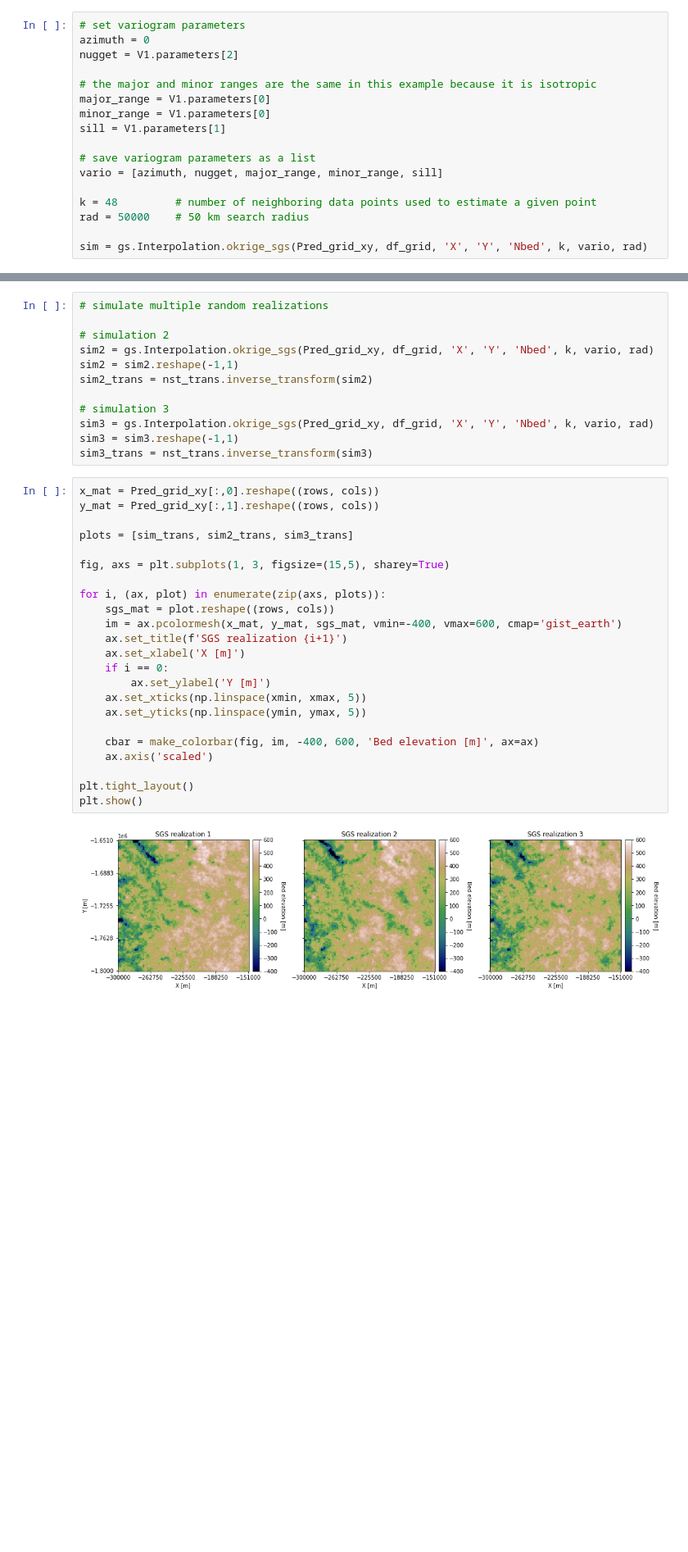
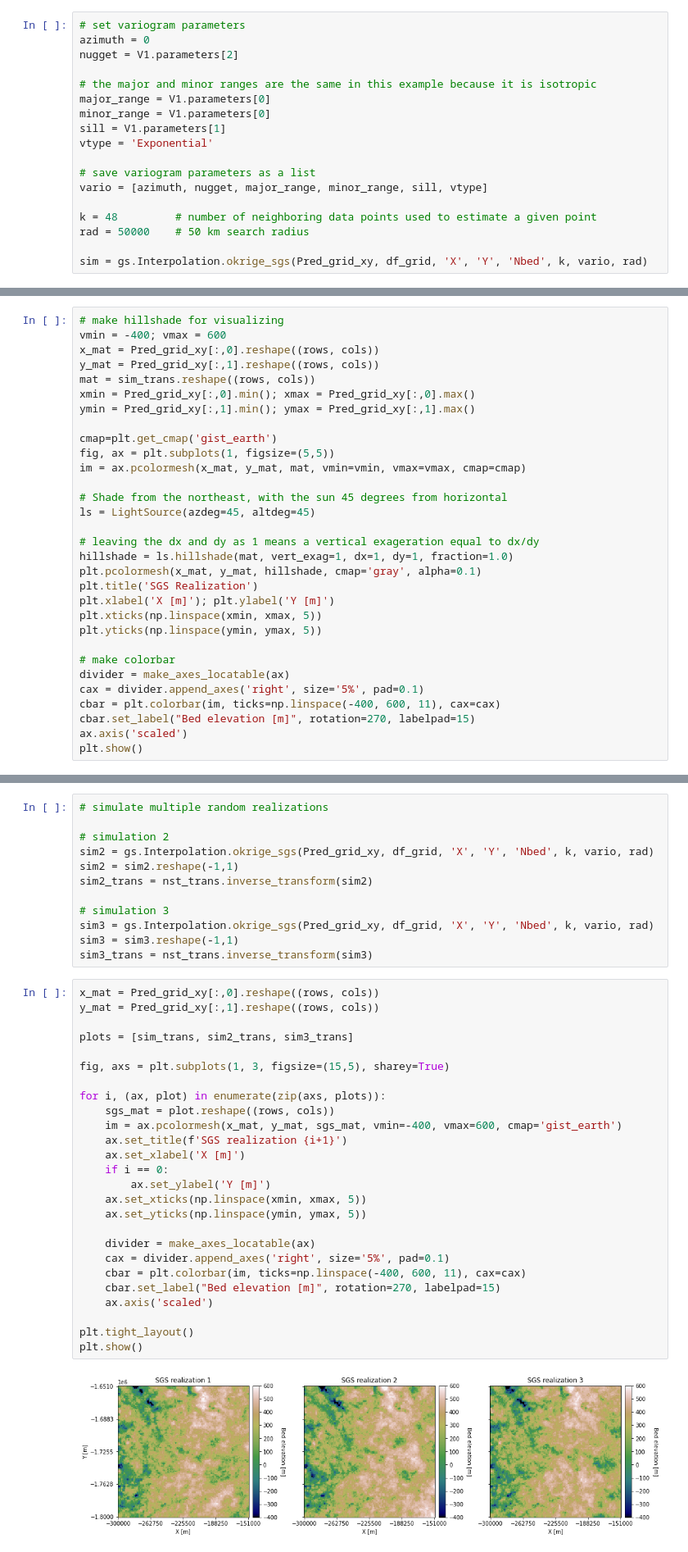
Before and after one commit to GatorGlaciology/GStatSim, a Jupyter notebook: demos/4_Sequential_Gaussian_Simulation.ipynb, the cells around one changed output, grey strips where cells are left out. Shown at 82% size. Saved outputs shown, nothing was run; the diff lists cells and outputs as text; blank space fills up the shorter version.

Commit message:
Add files via upload
updating tutorials without plot_utils

```diff
--- a/demos/4_Sequential_Gaussian_Simulation.ipynb
+++ b/demos/4_Sequential_Gaussian_Simulation.ipynb
@@ -79,9 +96,10 @@ nugget = V1.parameters[2]
 major_range = V1.parameters[0]
 minor_range = V1.parameters[0]
 sill = V1.parameters[1]
+vtype = 'Exponential'
 
 # save variogram parameters as a list
-vario = [azimuth, nugget, major_range, minor_range, sill]
+vario = [azimuth, nugget, major_range, minor_range, sill, vtype]
 
 k = 48         # number of neighboring data points used to estimate a given point
 rad = 50000    # 50 km search radius
@@ -101,0 +112,31 @@ mplot1(Pred_grid_xy, sim_trans, rows, cols, title='SGS realization hillshade', h
+# %%
+# make hillshade for visualizing
+vmin = -400; vmax = 600
+x_mat = Pred_grid_xy[:,0].reshape((rows, cols))
+y_mat = Pred_grid_xy[:,1].reshape((rows, cols))
+mat = sim_trans.reshape((rows, cols))
+xmin = Pred_grid_xy[:,0].min(); xmax = Pred_grid_xy[:,0].max()
+ymin = Pred_grid_xy[:,1].min(); ymax = Pred_grid_xy[:,1].max()
+
+cmap=plt.get_cmap('gist_earth')
+fig, ax = plt.subplots(1, figsize=(5,5))
+im = ax.pcolormesh(x_mat, y_mat, mat, vmin=vmin, vmax=vmax, cmap=cmap)
+
+# Shade from the northeast, with the sun 45 degrees from horizontal
+ls = LightSource(azdeg=45, altdeg=45)
+
+# leaving the dx and dy as 1 means a vertical exageration equal to dx/dy
+hillshade = ls.hillshade(mat, vert_exag=1, dx=1, dy=1, fraction=1.0)
+plt.pcolormesh(x_mat, y_mat, hillshade, cmap='gray', alpha=0.1)
+plt.title('SGS Realization')
+plt.xlabel('X [m]'); plt.ylabel('Y [m]')
+plt.xticks(np.linspace(xmin, xmax, 5))
+plt.yticks(np.linspace(ymin, ymax, 5))
+
+# make colorbar
+divider = make_axes_locatable(ax)
+cax = divider.append_axes('right', size='5%', pad=0.1)
+cbar = plt.colorbar(im, ticks=np.linspace(-400, 600, 11), cax=cax)
+cbar.set_label("Bed elevation [m]", rotation=270, labelpad=15)
+ax.axis('scaled')
+plt.show()
@@ -116,28 +159,31 @@ sim3_trans = nst_trans.inverse_transform(sim3)
 # %%
 x_mat = Pred_grid_xy[:,0].reshape((rows, cols))
 y_mat = Pred_grid_xy[:,1].reshape((rows, cols))
 
 plots = [sim_trans, sim2_trans, sim3_trans]
 
 fig, axs = plt.subplots(1, 3, figsize=(15,5), sharey=True)
 
 for i, (ax, plot) in enumerate(zip(axs, plots)):
     sgs_mat = plot.reshape((rows, cols))
     im = ax.pcolormesh(x_mat, y_mat, sgs_mat, vmin=-400, vmax=600, cmap='gist_earth')
     ax.set_title(f'SGS realization {i+1}')
     ax.set_xlabel('X [m]')
     if i == 0:
         ax.set_ylabel('Y [m]')
     ax.set_xticks(np.linspace(xmin, xmax, 5))
     ax.set_yticks(np.linspace(ymin, ymax, 5))
 
-    cbar = make_colorbar(fig, im, -400, 600, 'Bed elevation [m]', ax=ax)
+    divider = make_axes_locatable(ax)
+    cax = divider.append_axes('right', size='5%', pad=0.1)
+    cbar = plt.colorbar(im, ticks=np.linspace(-400, 600, 11), cax=cax)
+    cbar.set_label("Bed elevation [m]", rotation=270, labelpad=15)
     ax.axis('scaled')
 
 plt.tight_layout()
 plt.show()
 # %% [output]
-[figure, old version]
+[figure, new version]
 # %% [markdown]
 You can see that they all look a bit different from each other.
 
```
Also changed, not shown: parts of 9 cells of this notebook, 9 other files.
